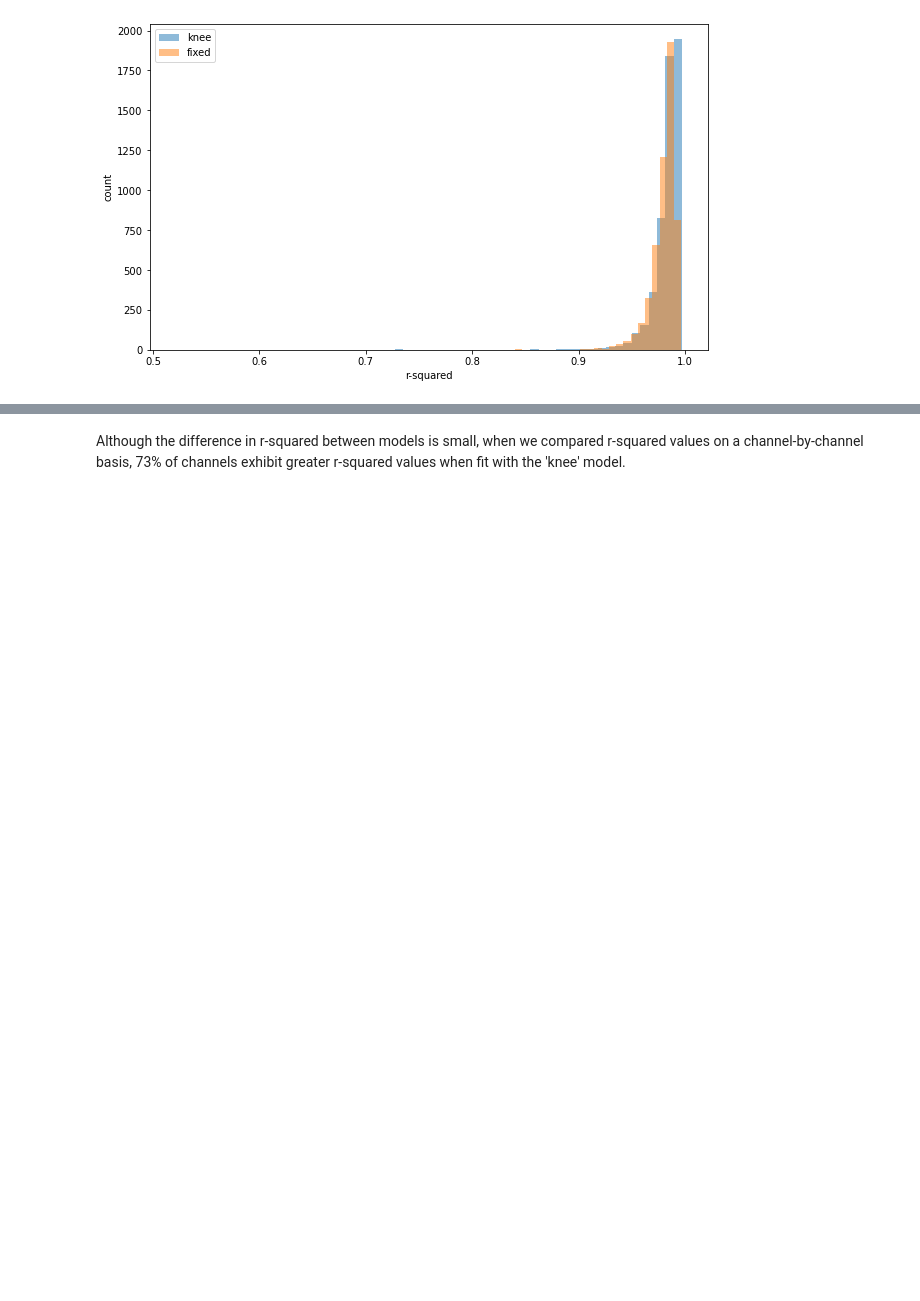
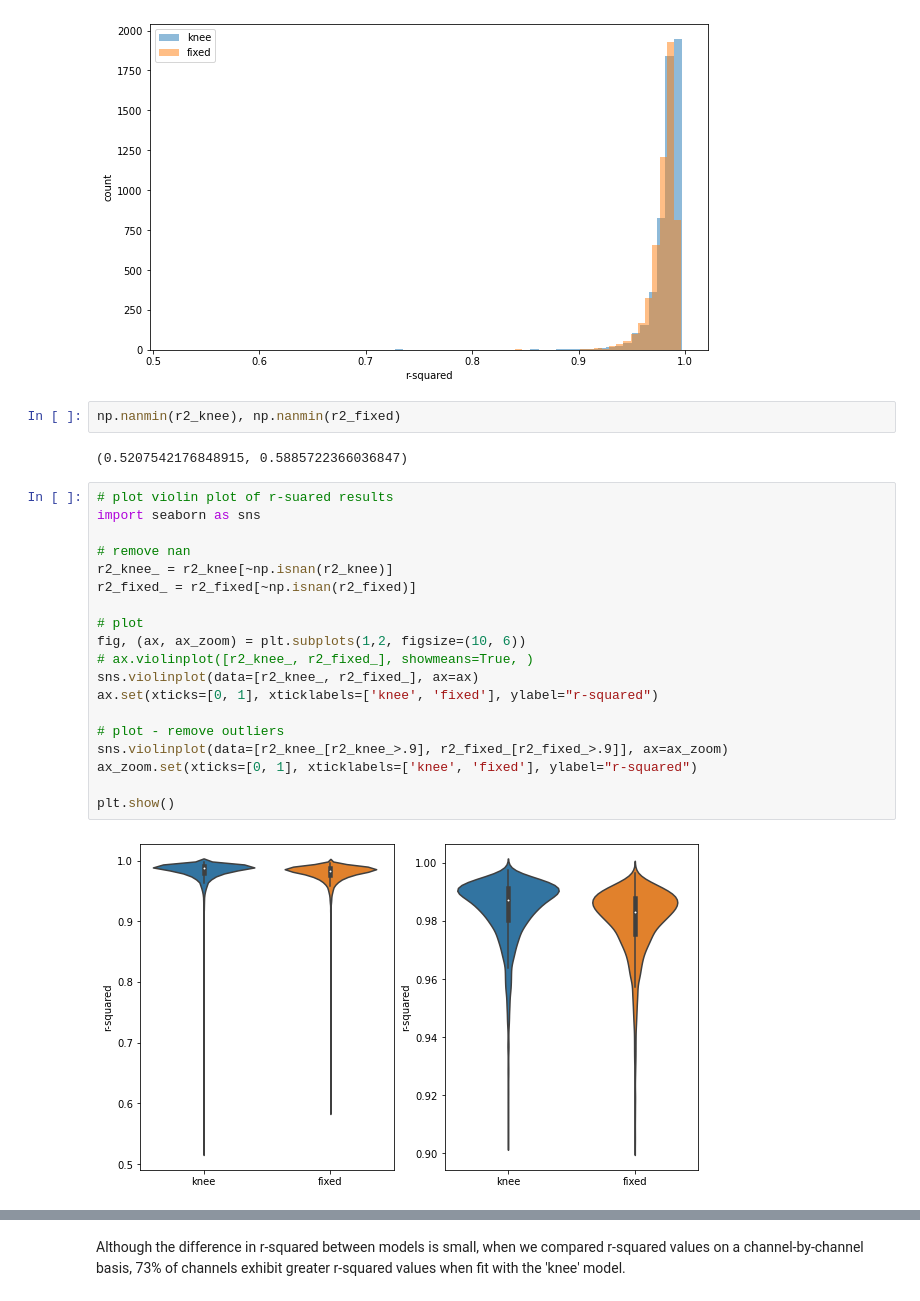
Before and after one commit to voytekresearch/oscillation_vs_exponent, a Jupyter notebook: notebooks/aperiodic_mode.ipynb, the cells around one changed output, grey strips where cells are left out. Cells and saved outputs as stored; diff of their text form; blank space fills up the shorter version.

```diff
--- a/notebooks/aperiodic_mode.ipynb
+++ b/notebooks/aperiodic_mode.ipynb
@@ -101,6 +115,31 @@ Mean r-squared values for each model across all conditions:
 Knee:   0.983
 Fixed:  0.979
 [figure]
+# %%
+np.nanmin(r2_knee), np.nanmin(r2_fixed)
+# %% [output]
+(0.5207542176848915, 0.5885722366036847)
+# %%
+# plot violin plot of r-suared results
+import seaborn as sns
+
+# remove nan
+r2_knee_ = r2_knee[~np.isnan(r2_knee)]
+r2_fixed_ = r2_fixed[~np.isnan(r2_fixed)]
+
+# plot
+fig, (ax, ax_zoom) = plt.subplots(1,2, figsize=(10, 6))
+# ax.violinplot([r2_knee_, r2_fixed_], showmeans=True, )
+sns.violinplot(data=[r2_knee_, r2_fixed_], ax=ax)
+ax.set(xticks=[0, 1], xticklabels=['knee', 'fixed'], ylabel="r-squared")
+
+# plot - remove outliers
+sns.violinplot(data=[r2_knee_[r2_knee_>.9], r2_fixed_[r2_fixed_>.9]], ax=ax_zoom)
+ax_zoom.set(xticks=[0, 1], xticklabels=['knee', 'fixed'], ylabel="r-squared")
+
+plt.show()
+# %% [output]
+[figure, added]
 # %%
 # compute difference in r-squared betwen models
 r2_diff = r2_knee - r2_fixed
```
Also changed, not shown: parts of 5 cells of this notebook.
